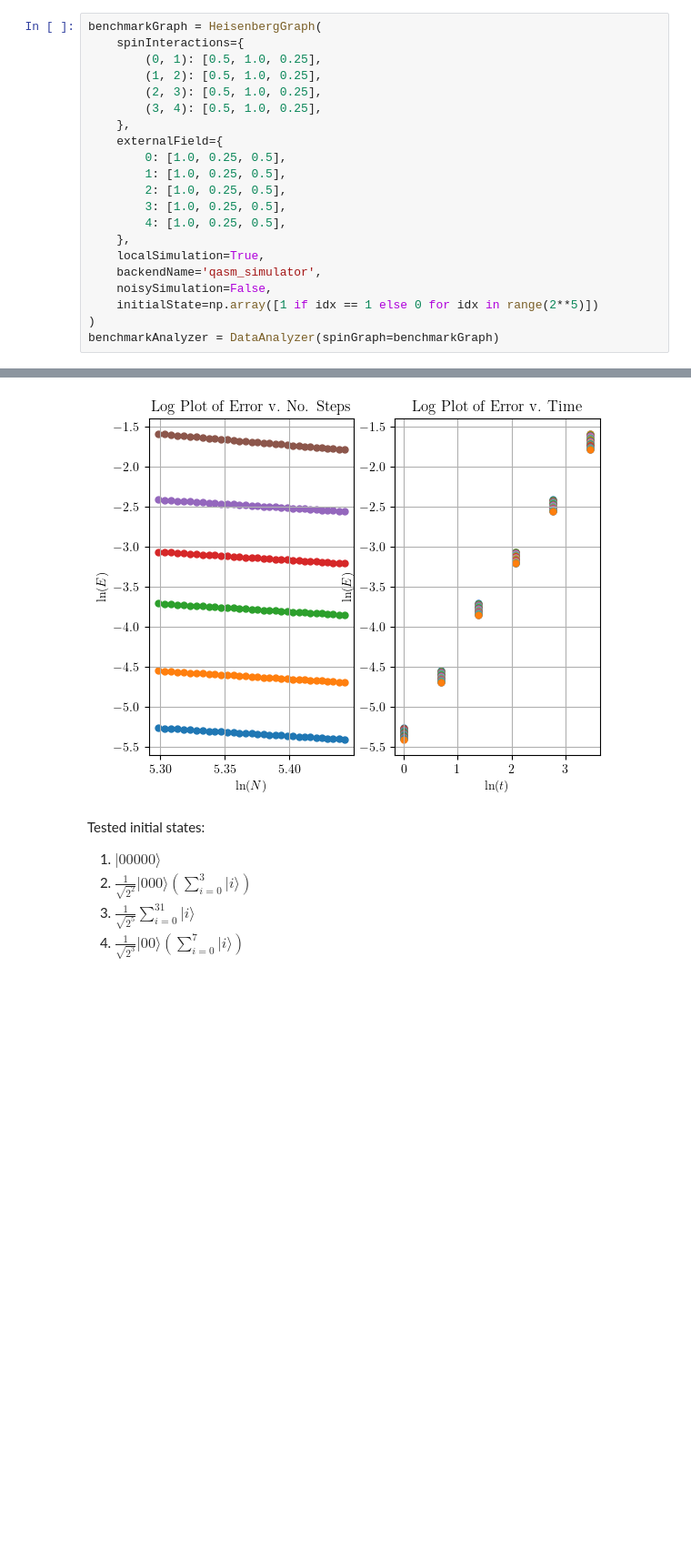
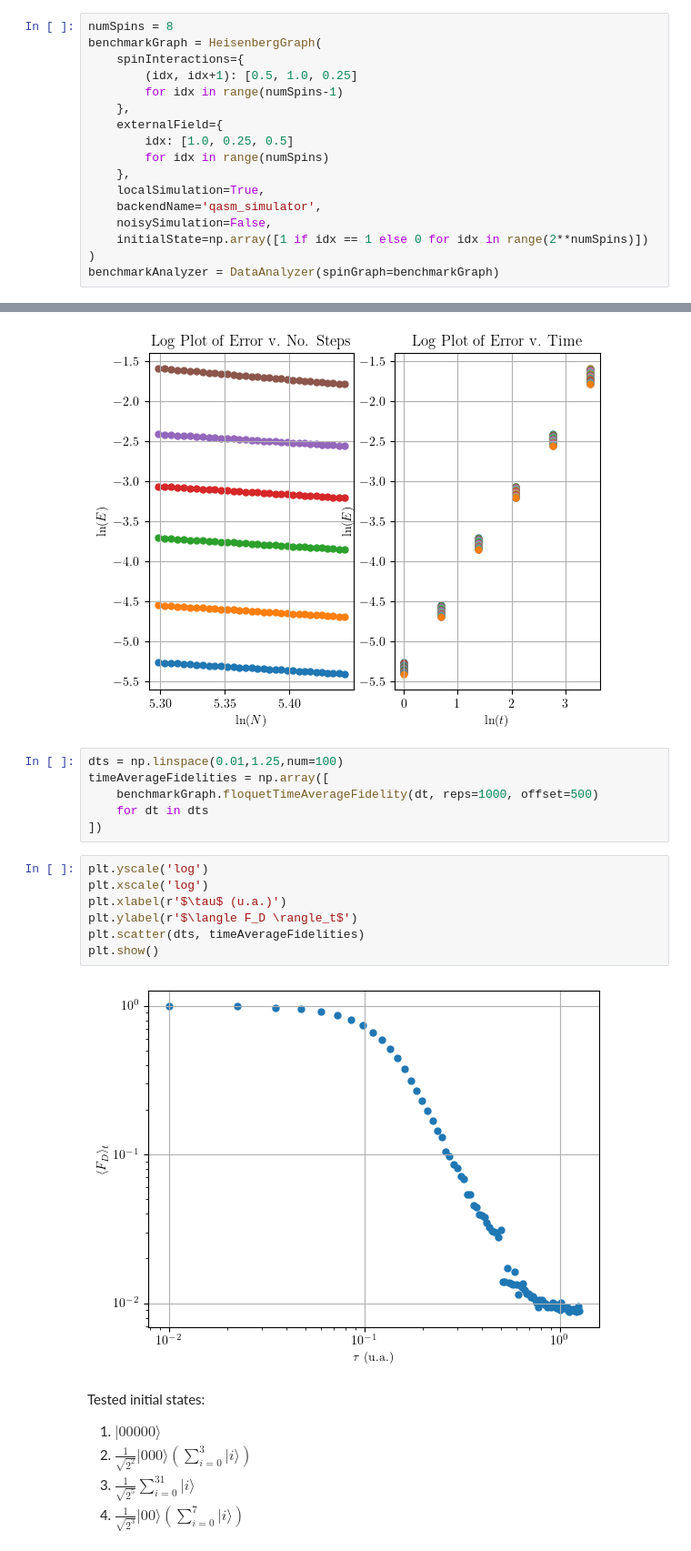
Before and after one commit to DiegoHerrera262/Thesis2020, a Jupyter notebook: PyHeisenberg/QASM_Benchmarking.ipynb, the cells around one changed output, grey strips where cells are left out. Shown at 91% size. Saved outputs shown, nothing was run; the diff lists cells and outputs as text; blank space fills up the shorter version.

Commit message:
Included Floquet routines

```diff
--- a/PyHeisenberg/QASM_Benchmarking.ipynb
+++ b/PyHeisenberg/QASM_Benchmarking.ipynb
@@ -225,23 +225,19 @@ plt.savefig('HubbardTwoMode.pdf')
 Job Status: job has successfully run
 [figure]
 # %%
+numSpins = 8
 benchmarkGraph = HeisenbergGraph(
     spinInteractions={
-        (0, 1): [0.5, 1.0, 0.25],
-        (1, 2): [0.5, 1.0, 0.25],
-        (2, 3): [0.5, 1.0, 0.25],
-        (3, 4): [0.5, 1.0, 0.25],
+        (idx, idx+1): [0.5, 1.0, 0.25]
+        for idx in range(numSpins-1)
     },
     externalField={
-        0: [1.0, 0.25, 0.5],
-        1: [1.0, 0.25, 0.5],
-        2: [1.0, 0.25, 0.5],
-        3: [1.0, 0.25, 0.5],
-        4: [1.0, 0.25, 0.5],
+        idx: [1.0, 0.25, 0.5]
+        for idx in range(numSpins)
     },
     localSimulation=True,
     backendName='qasm_simulator',
     noisySimulation=False,
-    initialState=np.array([1 if idx == 1 else 0 for idx in range(2**5)])
+    initialState=np.array([1 if idx == 1 else 0 for idx in range(2**numSpins)])
 )
 benchmarkAnalyzer = DataAnalyzer(spinGraph=benchmarkGraph)
@@ -276,6 +248,21 @@ sim = benchmarkAnalyzer.unitaryErrorMixedPlot(
 )
 # %% [output]
 [figure]
+# %%
+dts = np.linspace(0.01,1.25,num=100)
+timeAverageFidelities = np.array([
+    benchmarkGraph.floquetTimeAverageFidelity(dt, reps=1000, offset=500)
+    for dt in dts
+])
+# %%
+plt.yscale('log')
+plt.xscale('log')
+plt.xlabel(r'$\tau$ (u.a.)')
+plt.ylabel(r'$\langle F_D \rangle_t$')
+plt.scatter(dts, timeAverageFidelities)
+plt.show()
+# %% [output]
+[figure, added]
 # %% [markdown]
 Tested initial states:
 
```
Also changed, not shown: parts of 3 cells of this notebook, 2 other files.
